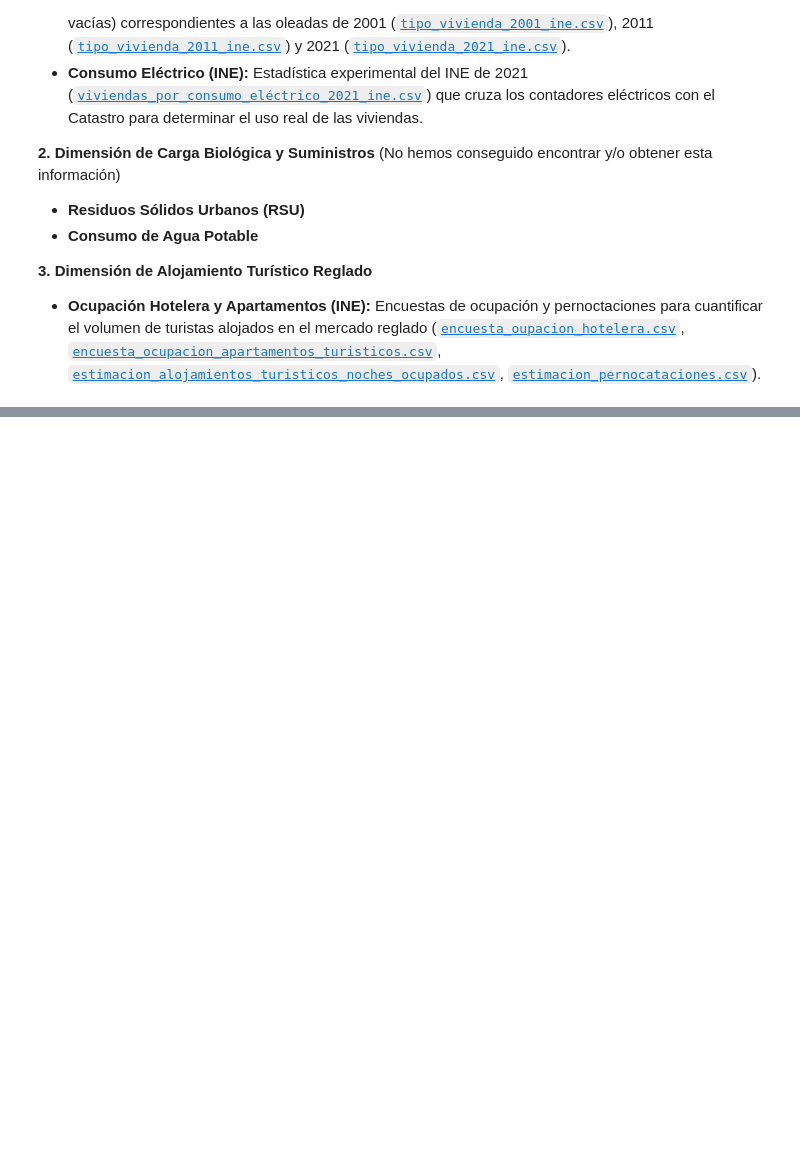
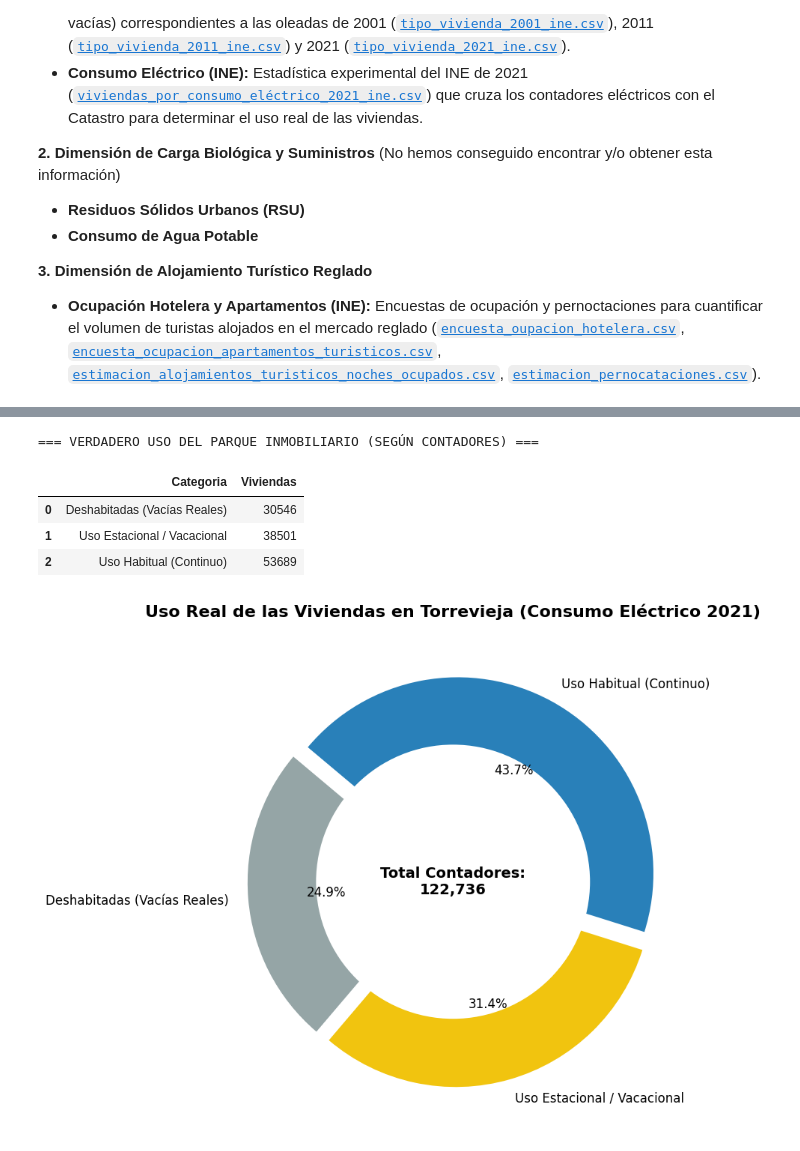
Before and after one commit to MalenaSancho/Turismo-Mineria-Datos, a Jupyter notebook: DATASETS/RETO 1/RETO_1.ipynb, the cells around one changed output, grey strips where cells are left out. Saved outputs shown, nothing was run; the diff lists cells and outputs as text; code cells hidden in the pictures; blank space fills up the shorter version.

```diff
--- a/DATASETS/RETO 1/RETO_1.ipynb
+++ b/DATASETS/RETO 1/RETO_1.ipynb
@@ -1035,0 +1345,64 @@ Validamos nuestra estimación cruzando el modelo con variables *proxy*; es decir
+# %%
+# ==============================================================================
+# PROCESAMIENTO DEL CONSUMO ELÉCTRICO Y AGRUPACIÓN
+# ==============================================================================
+import matplotlib.pyplot as plt
+
+# 1. Limpieza de formato numérico
+df_elec_cln = df_elec_torre.copy()
+# Buscamos la columna de totales numéricos
+col_total = [col for col in df_elec_cln.columns if 'total' in col.lower() and col.lower() != 'total nacional'][0]
+col_consumo = [col for col in df_elec_cln.columns if 'consumo' in col.lower()][0]
+
+# Eliminamos puntos de millar y forzamos a entero
+df_elec_cln[col_total] = df_elec_cln[col_total].astype(str).str.replace('.', '', regex=False).astype(int)
+
+# 2. Extracción de los valores maestros declarados por el INE
+val_totales = df_elec_cln.loc[df_elec_cln[col_consumo] == 'Viviendas totales', col_total].values[0]
+val_vacias = df_elec_cln.loc[df_elec_cln[col_consumo] == 'Viviendas vacías', col_total].values[0]
+val_bajo = df_elec_cln.loc[df_elec_cln[col_consumo] == 'Viviendas con bajo consumo', col_total].values[0]
+val_esporadico = df_elec_cln.loc[df_elec_cln[col_consumo] == 'Viviendas de uso esporádico', col_total].values[0]
+
+# 3. Agrupación en Macro-categorías
+uso_vacacional = val_bajo + val_esporadico
+# El uso habitual se deduce restando las vacías y las estacionales al total de contadores
+uso_habitual = val_totales - val_vacias - uso_vacacional
+
+# Creamos un nuevo DataFrame para la gráfica
+df_consumo_real = pd.DataFrame({
+    'Categoria': ['Deshabitadas (Vacías Reales)', 'Uso Estacional / Vacacional', 'Uso Habitual (Continuo)'],
+    'Viviendas': [val_vacias, uso_vacacional, uso_habitual]
+})
+
+print("=== VERDADERO USO DEL PARQUE INMOBILIARIO (SEGÚN CONTADORES) ===")
+display(df_consumo_real)
+
+# ==============================================================================
+# VISUALIZACIÓN: GRÁFICO DE ANILLO (DONUT CHART)
+# ==============================================================================
+colores_luz = ['#95a5a6', '#f1c40f', '#2980b9']  # Gris (Vacías), Amarillo (Vacacional), Azul (Habitual)
+explode = (0.05, 0.05, 0.05)  # Separamos ligeramente los trozos
+
+plt.figure(figsize=(9, 9))
+plt.pie(df_consumo_real['Viviendas'], labels=df_consumo_real['Categoria'], autopct='%1.1f%%',
+        startangle=140, colors=colores_luz, explode=explode, textprops={'fontsize': 12})
+
+# Dibujamos un círculo blanco en el centro para transformarlo en anillo (donut)
+centro_circulo = plt.Circle((0, 0), 0.70, fc='white')
+fig = plt.gcf()
+fig.gca().add_artist(centro_circulo)
+
+# Añadimos un texto central
+plt.text(0, 0, f"Total Contadores:\n{val_totales:,}", ha='center', va='center', fontsize=14, fontweight='bold')
+
+plt.title('Uso Real de las Viviendas en Torrevieja (Consumo Eléctrico 2021)', fontsize=16, fontweight='bold', pad=20)
+plt.tight_layout()
+
+plt.show()
+# %% [output]
+=== VERDADERO USO DEL PARQUE INMOBILIARIO (SEGÚN CONTADORES) ===
+|  | Categoria | Viviendas |
+| 0 | Deshabitadas (Vacías Reales) | 30546 |
+| 1 | Uso Estacional / Vacacional | 38501 |
+| 2 | Uso Habitual (Continuo) | 53689 |
+[figure, added]
```
Also changed, not shown: parts of 15 cells of this notebook.
